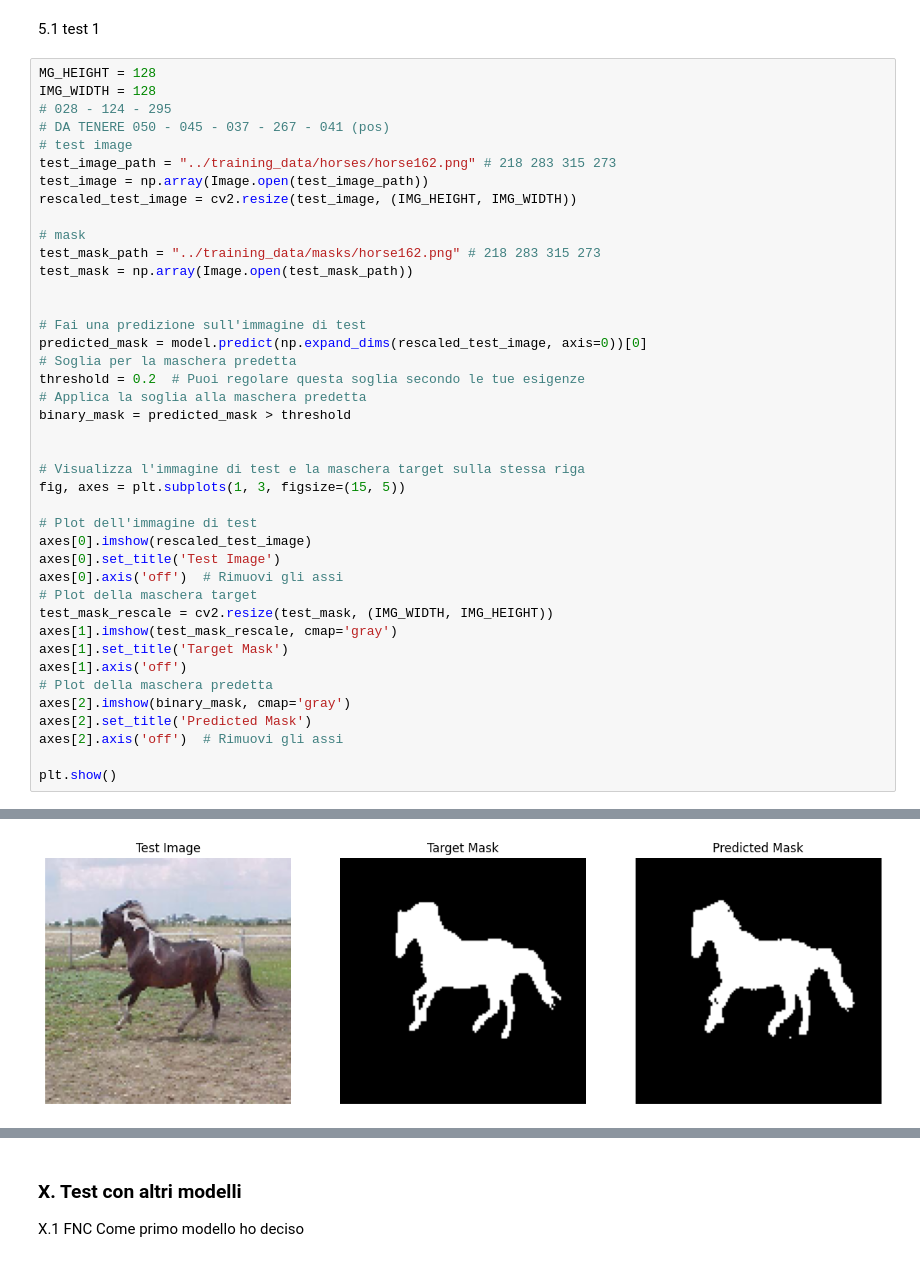
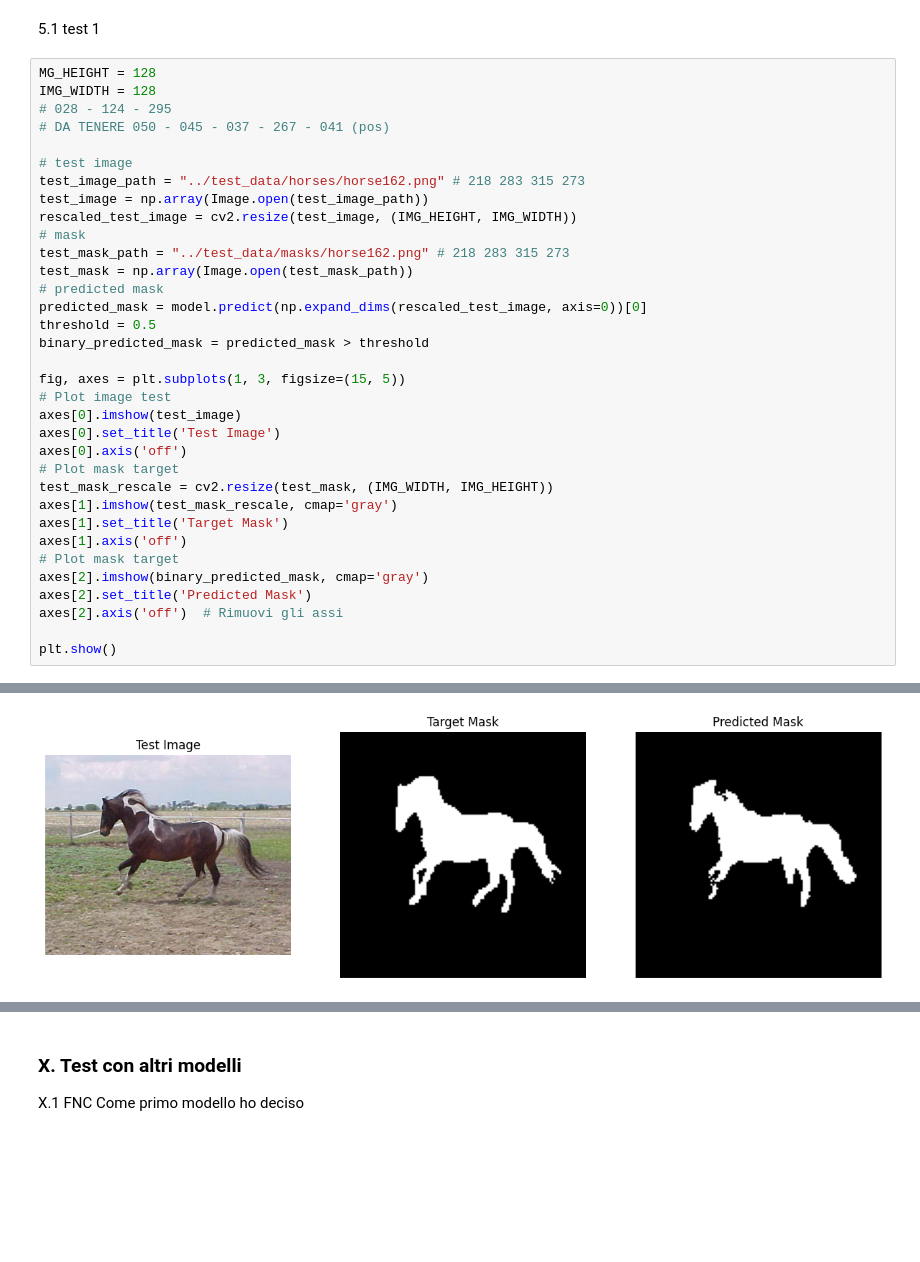
Before and after one commit to francescoS01/semantic_segmentation-CNN, a Jupyter notebook: src/U_Net.ipynb, the cells around one changed output, grey strips where cells are left out. Saved outputs shown, nothing was run; the diff lists cells and outputs as text; blank space fills up the shorter version.

```diff
--- a/src/U_Net.ipynb
+++ b/src/U_Net.ipynb
@@ -206,38 +212,31 @@ MG_HEIGHT = 128
 IMG_WIDTH = 128
 # 028 - 124 - 295
 # DA TENERE 050 - 045 - 037 - 267 - 041 (pos)
+
 # test image
-test_image_path = "../training_data/horses/horse162.png" # 218 283 315 273
+test_image_path = "../test_data/horses/horse162.png" # 218 283 315 273
 test_image = np.array(Image.open(test_image_path))
 rescaled_test_image = cv2.resize(test_image, (IMG_HEIGHT, IMG_WIDTH))
+# mask
+test_mask_path = "../test_data/masks/horse162.png" # 218 283 315 273
+test_mask = np.array(Image.open(test_mask_path))
+# predicted mask
+predicted_mask = model.predict(np.expand_dims(rescaled_test_image, axis=0))[0]
+threshold = 0.5
+binary_predicted_mask = predicted_mask > threshold
 
-# mask
-test_mask_path = "../training_data/masks/horse162.png" # 218 283 315 273
-test_mask = np.array(Image.open(test_mask_path))
-
-
-# Fai una predizione sull'immagine di test
-predicted_mask = model.predict(np.expand_dims(rescaled_test_image, axis=0))[0]
-# Soglia per la maschera predetta
-threshold = 0.2  # Puoi regolare questa soglia secondo le tue esigenze
-# Applica la soglia alla maschera predetta
-binary_mask = predicted_mask > threshold
-
-
-# Visualizza l'immagine di test e la maschera target sulla stessa riga
 fig, axes = plt.subplots(1, 3, figsize=(15, 5))
-
-# Plot dell'immagine di test
-axes[0].imshow(rescaled_test_image)
+# Plot image test
+axes[0].imshow(test_image)
 axes[0].set_title('Test Image')
-axes[0].axis('off')  # Rimuovi gli assi
-# Plot della maschera target
+axes[0].axis('off')
+# Plot mask target
 test_mask_rescale = cv2.resize(test_mask, (IMG_WIDTH, IMG_HEIGHT))
 axes[1].imshow(test_mask_rescale, cmap='gray')
 axes[1].set_title('Target Mask')
 axes[1].axis('off')
-# Plot della maschera predetta
-axes[2].imshow(binary_mask, cmap='gray')
+# Plot mask target
+axes[2].imshow(binary_predicted_mask, cmap='gray')
 axes[2].set_title('Predicted Mask')
 axes[2].axis('off')  # Rimuovi gli assi
 
@@ -247,2 +246,2 @@ plt.show()
-[figure, old version]
+[figure, new version]
 # %%
```
Also changed, not shown: parts of 14 cells of this notebook, 13 other files.
